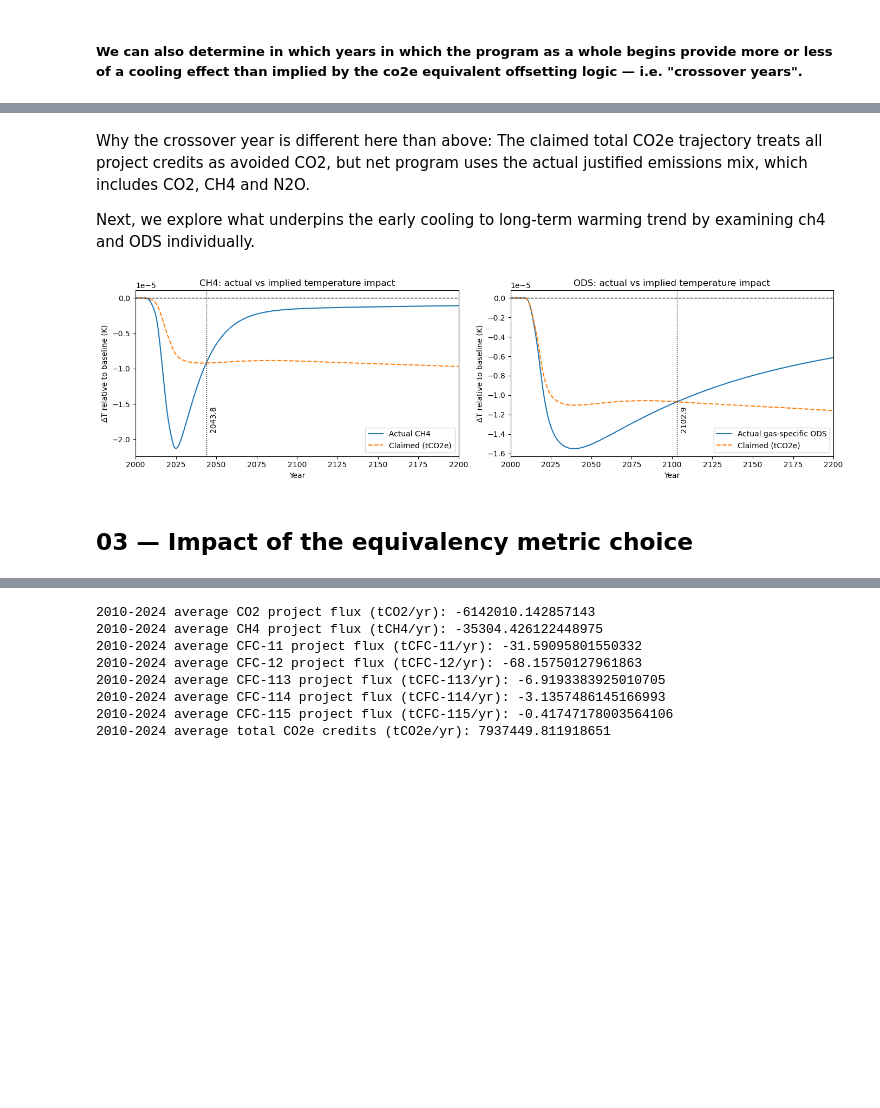
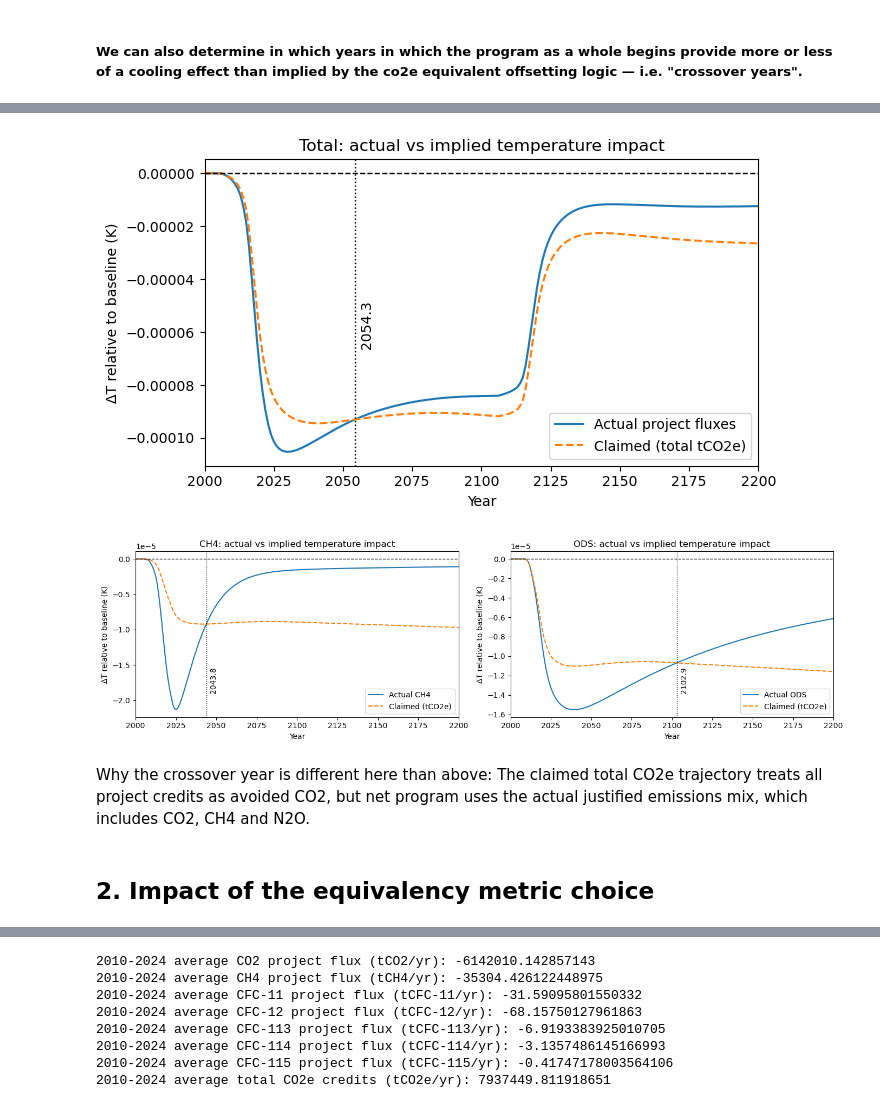
Before and after one commit to carbonplan/slcp-offsetting, a Jupyter notebook: notebooks/02a_ca_analysis_SpecificODS.ipynb, the cells around one changed output, grey strips where cells are left out. Saved outputs shown, nothing was run; the diff lists cells and outputs as text; code cells hidden in the pictures; blank space fills up the shorter version.

Commit message:
Add uncertainty & tidy notebook
Added built-in FaIR ensemble to estimate program-wide uncertainty.
Cleaned up notebook and clarified language.

```diff
--- a/notebooks/02a_ca_analysis_SpecificODS.ipynb
+++ b/notebooks/02a_ca_analysis_SpecificODS.ipynb
@@ -171,7 +146,7 @@ f.scenarios = backup
 for sp in ["CO2 FFI", "CO2 AFOLU", "CH4", "N2O", *ODS_SPECIES]:
     base = f.emissions.sel(scenario=BASELINE_SCENARIO, config="central", specie=sp).values
 
-    for scen in ["emissions_only", "projects_only", "net_program", "emissions_only_combined", "projects_only_combined", "net_program_combined", "claimed_project", "actual_ch4", "claimed_ch4", "actual_ods", "claimed_ods"]:
+    for scen in ["emissions_only", "projects_only", "net_program", "claimed_project", "actual_ch4", "claimed_ch4", "actual_ods", "claimed_ods"]:
         fill(f.emissions, base, scenario=scen, config="central", specie=sp)
 # %%
 # ----------------------------
@@ -249,21 +209,6 @@ for _, row in df_e.iterrows():
         f.emissions.loc[dict(timepoints=yr, scenario=scen, config="central", specie="CO2 FFI")].values += co2_e
         f.emissions.loc[dict(timepoints=yr, scenario=scen, config="central", specie="CH4")].values += ch4_e
         f.emissions.loc[dict(timepoints=yr, scenario=scen, config="central", specie="N2O")].values += n2o_e
-
-for _, row in df_e_combined.iterrows():
-
-    year = float(row["year"])
-    i = np.argmin(np.abs(timepoints - year))
-    yr = timepoints[i]
-
-    co2_e = row["co2_justified"] / 1e9
-    ch4_e = row["ch4_justified"] / 1e6
-    n2o_e = row["n2o_justified"] / 1e6
-
-    for scen in ["emissions_only_combined", "net_program_combined"]:
-        f.emissions.loc[dict(timepoints=yr, scenario=scen, config="central", specie="CO2 FFI")].values += co2_e
-        f.emissions.loc[dict(timepoints=yr, scenario=scen, config="central", specie="CH4")].values += ch4_e
-        f.emissions.loc[dict(timepoints=yr, scenario=scen, config="central", specie="N2O")].values += n2o_e
 # %%
 # ----------------------------
 # initialise + run
@@ -421,4 +393,0 @@ plt.show()
-# %% [markdown]
-Why the crossover year is different here than above: The claimed total CO2e trajectory treats all project credits as avoided CO2, but net program uses the actual justified emissions mix, which includes CO2, CH4 and N2O.
-
-Next, we explore what underpins the early cooling to long-term warming trend by examining ch4 and ODS individually.
@@ -425,6 +405,38 @@ Next, we explore what underpins the early cooling to long-term warming trend by
 # %%
 # calculate crossover years
 
+#  ---  First, calculate total total  ---
+actual_diff = projects_only - baseline
+claimed_diff = claimed - baseline
+comparison_diff = actual_diff - claimed_diff
+
+crossing_indices = np.where(np.diff(np.sign(comparison_diff)) != 0)[0]
+crossing_indices = crossing_indices[years[crossing_indices] > 2010]
+
+if len(crossing_indices) > 0:
+    i = crossing_indices[0]
+    crossover_year = years[i] - comparison_diff[i] * (years[i + 1] - years[i]) / (comparison_diff[i + 1] - comparison_diff[i])
+else:
+    crossover_year = np.nan
+
+plt.figure(figsize=(7, 4))
+plt.plot(years, actual_diff, label="Actual project fluxes")
+plt.plot(years, claimed_diff, "--", label="Claimed (total tCO2e)")
+plt.axhline(0, linestyle="--", linewidth=1, color="k")
+
+if not np.isnan(crossover_year):
+    plt.axvline(crossover_year, linestyle=":", linewidth=1, color="k")
+    plt.text(crossover_year + 2, plt.ylim()[0] * 0.6, f"{crossover_year:.1f}", rotation=90, va="bottom")
+
+plt.xlim(2000, 2200)
+plt.xlabel("Year")
+plt.ylabel("ΔT relative to baseline (K)")
+plt.title("Total: actual vs implied temperature impact")
+plt.legend()
+plt.tight_layout()
+plt.show()
+
+#  ---  Next, ODS and CH4-specific  ---
 ods_diff = (actual_ods_t - baseline) - (claimed_ods_t - baseline)
 ods_crossing_indices = np.where(np.diff(np.sign(ods_diff)) != 0)[0]
 ods_crossing_indices = ods_crossing_indices[years[ods_crossing_indices] > 2010]
@@ -445,8 +457,7 @@ if len(ch4_crossing_indices) > 0:
 else:
     ch4_crossover_year = np.nan
 
-# plot temperature trajectories
-
+#   ---  plot temperature trajectories  ---
 fig, (ax1, ax2) = plt.subplots(1, 2, figsize=(14, 4))
 
 # ch4 temperature
@@ -454,34 +465,37 @@ ax1.plot(years, actual_ch4_t - baseline, label="Actual CH4")
 ax1.plot(years, claimed_ch4_t - baseline, "--", label="Claimed (tCO2e)")
 ax1.axhline(0, linestyle="--", linewidth=1, color="k")
 
 if not np.isnan(ch4_crossover_year):
     ax1.axvline(ch4_crossover_year, linestyle=":", linewidth=1, color="k")
     ax1.text(ch4_crossover_year + 2, ax1.get_ylim()[0] * 0.85, f"{ch4_crossover_year:.1f}", rotation=90, va="bottom")
 
 ax1.set_xlim(2000, 2200)
 ax1.set_xlabel("Year")
 ax1.set_ylabel("ΔT relative to baseline (K)")
 ax1.set_title("CH4: actual vs implied temperature impact")
 ax1.legend()
 
 # ods temperature
-ax2.plot(years, actual_ods_t - baseline, label="Actual gas-specific ODS")
+ax2.plot(years, actual_ods_t - baseline, label="Actual ODS")
 ax2.plot(years, claimed_ods_t - baseline, "--", label="Claimed (tCO2e)")
 ax2.axhline(0, linestyle="--", linewidth=1, color="k")
 
 if not np.isnan(ods_crossover_year):
     ax2.axvline(ods_crossover_year, linestyle=":", linewidth=1, color="k")
     ax2.text(ods_crossover_year + 2, ax2.get_ylim()[0] * 0.85, f"{ods_crossover_year:.1f}", rotation=90, va="bottom")
 
 ax2.set_xlim(2000, 2200)
 ax2.set_xlabel("Year")
 ax2.set_ylabel("ΔT relative to baseline (K)")
 ax2.set_title("ODS: actual vs implied temperature impact")
 ax2.legend()
 
 plt.tight_layout()
 plt.show()
 # %% [output]
-[figure, old version]
+[figure, new version]
+[figure, added]
+# %% [markdown]
+Why the crossover year is different here than above: The claimed total CO2e trajectory treats all project credits as avoided CO2, but net program uses the actual justified emissions mix, which includes CO2, CH4 and N2O.
 # %% [markdown]
-## 03 — Impact of the equivalency metric choice
+## 2. Impact of the equivalency metric choice
```
Also changed, not shown: parts of 30 cells of this notebook, 2 other files.
